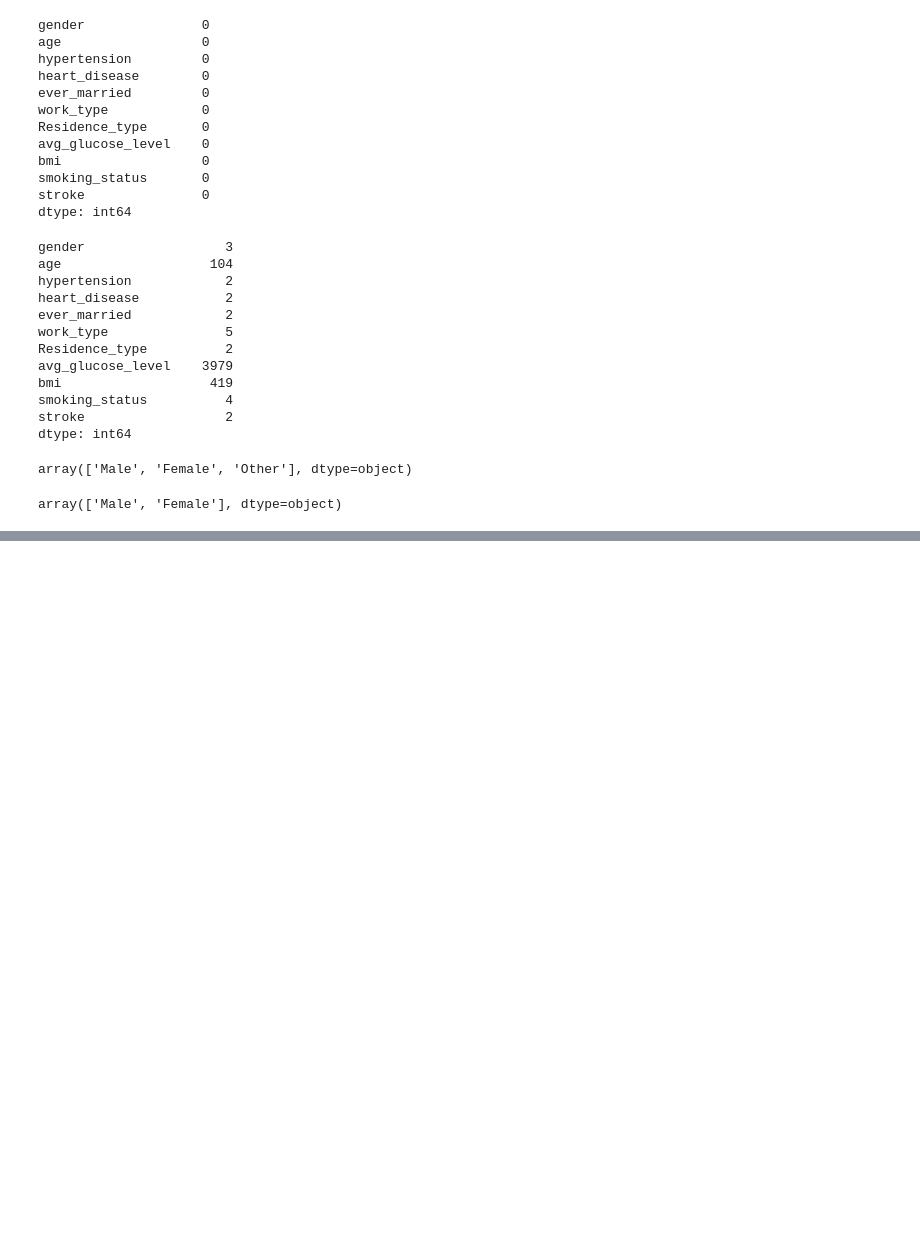
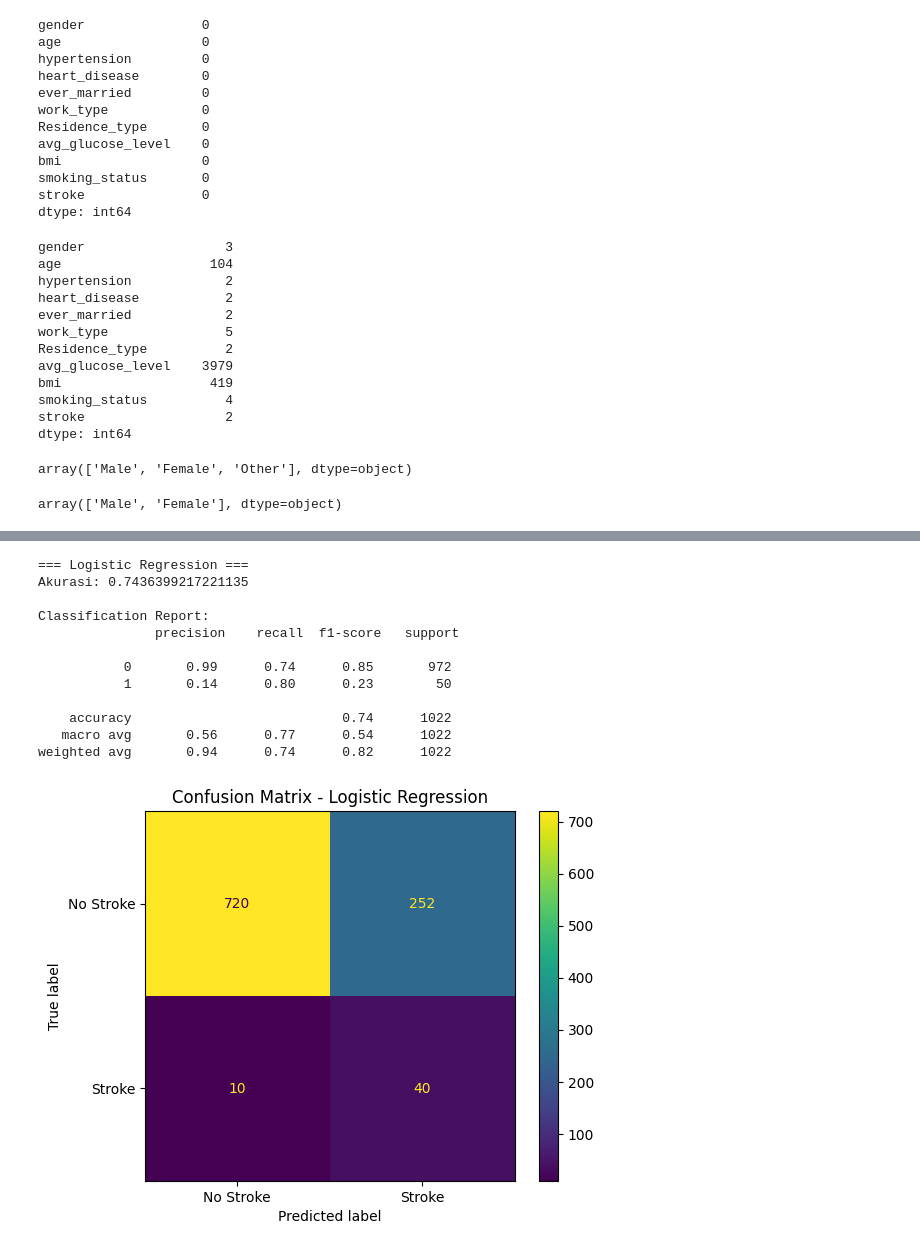
Before and after one commit to neylami/stroke-prediction-with-machine-learning, a Jupyter notebook: ML-stroke.ipynb, the cells around one changed output, grey strips where cells are left out. Cells and saved outputs as stored; diff of their text form; code cells hidden in the pictures; blank space fills up the shorter version.

Commit message:
Logistic Regression and SVM addition

```diff
--- a/ML-stroke.ipynb
+++ b/ML-stroke.ipynb
@@ -177,3 +177,35 @@ X_train, X_test, y_train, y_test = train_test_split(X, y, test_size=0.2, random_
 scaler = StandardScaler()
 X_train_scaled = scaler.fit_transform(X_train)
 X_test_scaled = scaler.transform(X_test)
+# %%
+from sklearn.linear_model import LogisticRegression
+from sklearn.metrics import accuracy_score, classification_report, confusion_matrix, ConfusionMatrixDisplay
+import matplotlib.pyplot as plt
+
+log_model = LogisticRegression(max_iter=1000, class_weight='balanced')
+log_model.fit(X_train_scaled, y_train)
+y_pred_log = log_model.predict(X_test_scaled)
+acc_log = accuracy_score(y_test, y_pred_log)
+
+print("=== Logistic Regression ===")
+print("Akurasi:", acc_log)
+print("\nClassification Report:\n", classification_report(y_test, y_pred_log))
+
+ConfusionMatrixDisplay(confusion_matrix(y_test, y_pred_log),
+                       display_labels=['No Stroke', 'Stroke']).plot()
+plt.title("Confusion Matrix - Logistic Regression")
+plt.show()
+# %% [output]
+=== Logistic Regression ===
+Akurasi: 0.7436399217221135
+
+Classification Report:
+               precision    recall  f1-score   support
+
+           0       0.99      0.74      0.85       972
+           1       0.14      0.80      0.23        50
+
+    accuracy                           0.74      1022
+   macro avg       0.56      0.77      0.54      1022
+weighted avg       0.94      0.74      0.82      1022
+[figure, added]
```
Also changed, not shown: parts of 2 cells of this notebook.
